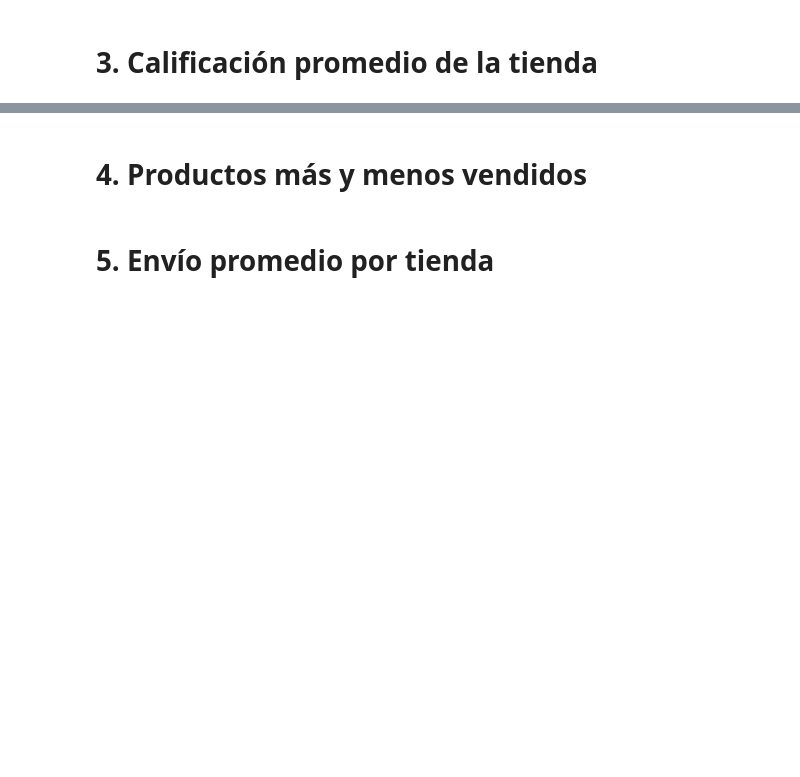
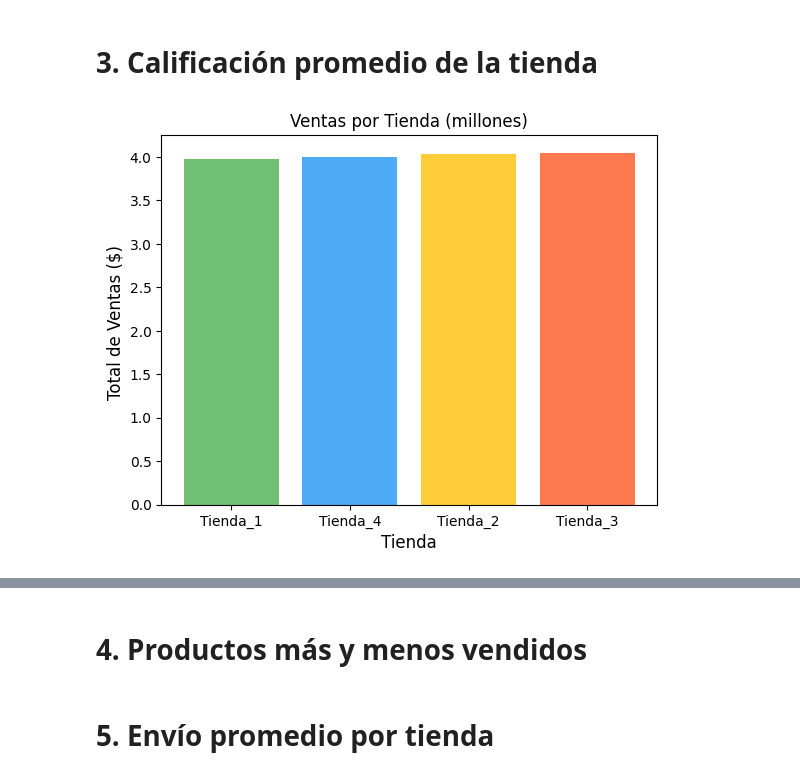
Before and after one commit to JoshDevx/An-lisis-de-Rendimiento---Alura-Store-, a Jupyter notebook: AluraStoreLatam.ipynb, the cells around one changed output, grey strips where cells are left out. Cells and saved outputs as stored; diff of their text form; code cells hidden in the pictures; blank space fills up the shorter version.

```diff
--- a/AluraStoreLatam.ipynb
+++ b/AluraStoreLatam.ipynb
@@ -82,2 +112,25 @@ plt.show()
 # %% [markdown]
 # 3. Calificación promedio de la tienda
+# %%
+#Promedio de calificación por tienda
+promedio_por_tienda = datos_completos.groupby('ID_Tienda')['Calificación'].mean()
+#Formato a los resultados
+pormedio_por_tienda_ordenado = promedio_por_tienda.sort_values()
+#Obtenemos el ID de tienda para el eje X
+nombres_tiendas = pormedio_por_tienda_ordenado.index
+#Obtenemos el valor promedio para el eje Y
+promedio_tienda = pormedio_por_tienda_ordenado.values
+
+# Crear el gráfico de barras
+plt.bar(nombres_tiendas,
+        promedio_tienda,
+        #Agregamos color a nuestro grafico
+        color= ['#4CAF50', '#2196F3', '#FFC107', '#FF5722'],
+        #Transparencia a las barras (0 a 1)
+        alpha =0.8)
+plt.title('Ventas por Tienda (millones)', fontsize=12)
+plt.xlabel('Tienda', fontsize=12)
+plt.ylabel('Total de Ventas ($) ',fontsize=12)
+plt.show()
+# %% [output]
+[figure, added]
```
Also changed, not shown: parts of 4 cells of this notebook.
